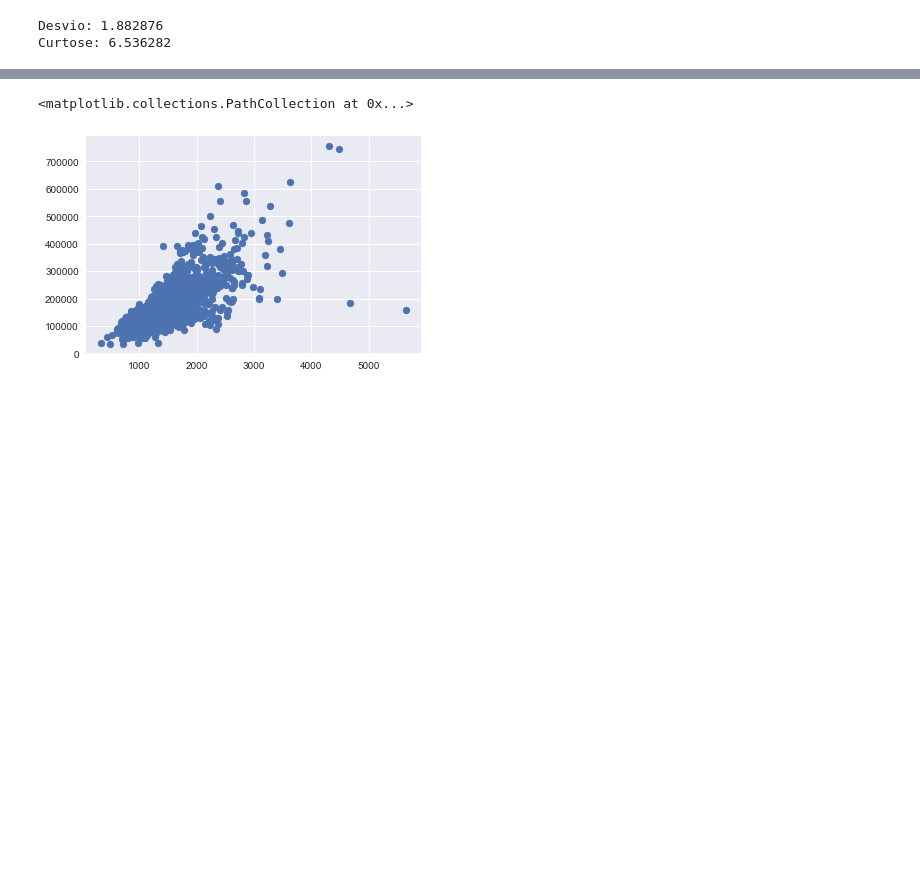
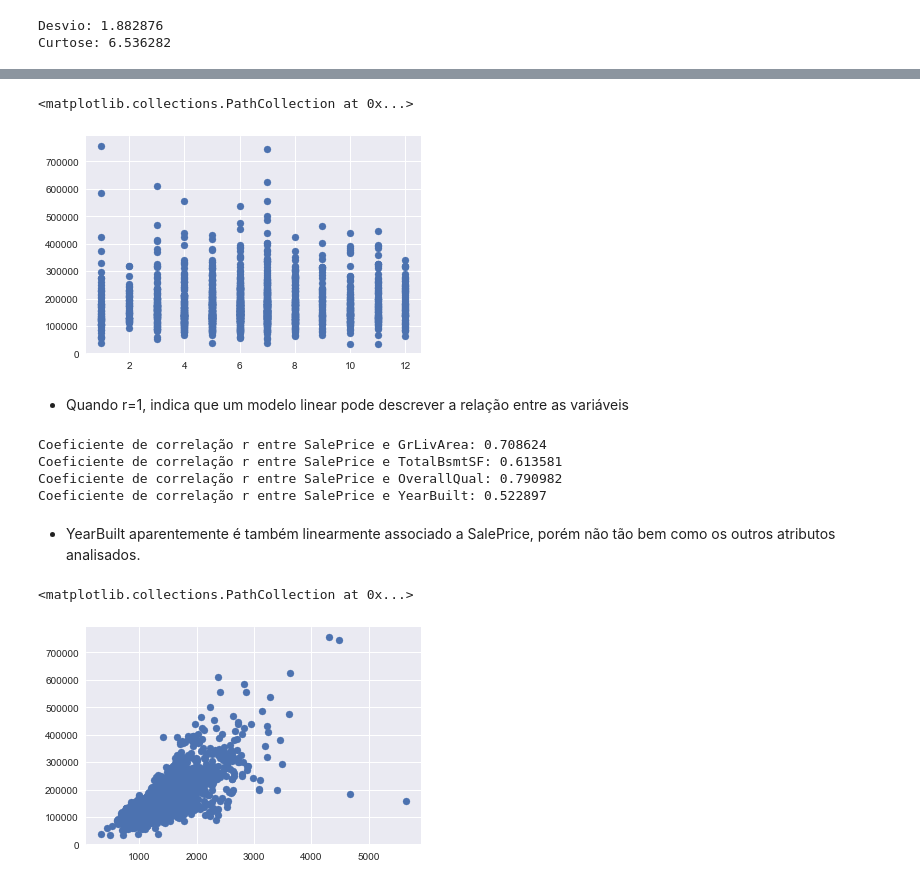
Before and after one commit to ticiana/Analise-de-Dados-Regressao, a Jupyter notebook: house_prices.ipynb, the cells around one changed output, grey strips where cells are left out. Saved outputs shown, nothing was run; the diff lists cells and outputs as text; code cells hidden in the pictures; blank space fills up the shorter version.

```diff
--- a/house_prices.ipynb
+++ b/house_prices.ipynb
@@ -100,3 +135,23 @@ Coeficiente de correlação r entre SalePrice e OverallCond: -0.077856
+# %%
+plt.scatter(data.MoSold, data.SalePrice)
+# %% [output]
+<matplotlib.collections.PathCollection at 0x...>
+[figure, added]
+# %% [markdown]
+- Quando r=1, indica que um modelo linear pode descrever a relação entre as variáveis
+# %%
+print("Coeficiente de correlação r entre SalePrice e GrLivArea: %f" % data.SalePrice.corr(data.GrLivArea))
+print("Coeficiente de correlação r entre SalePrice e TotalBsmtSF: %f" % data.SalePrice.corr(data.TotalBsmtSF))
+print("Coeficiente de correlação r entre SalePrice e OverallQual: %f" % data.SalePrice.corr(data.OverallQual))
+print("Coeficiente de correlação r entre SalePrice e YearBuilt: %f" % data.SalePrice.corr(data.YearBuilt))
+# %% [output]
+Coeficiente de correlação r entre SalePrice e GrLivArea: 0.708624
+Coeficiente de correlação r entre SalePrice e TotalBsmtSF: 0.613581
+Coeficiente de correlação r entre SalePrice e OverallQual: 0.790982
+Coeficiente de correlação r entre SalePrice e YearBuilt: 0.522897
+# %% [markdown]
+- YearBuilt aparentemente é também linearmente associado a SalePrice, porém não tão bem como os outros
+atributos analisados.
 # %%
 plt.scatter(data.GrLivArea, data.SalePrice)
 #linear e positivo
```
Also changed, not shown: parts of 25 cells of this notebook.
